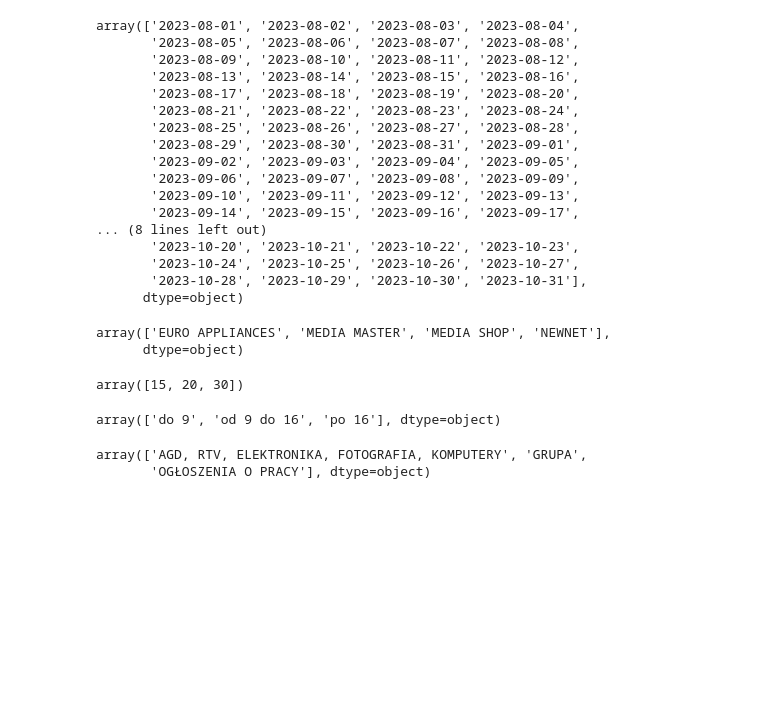
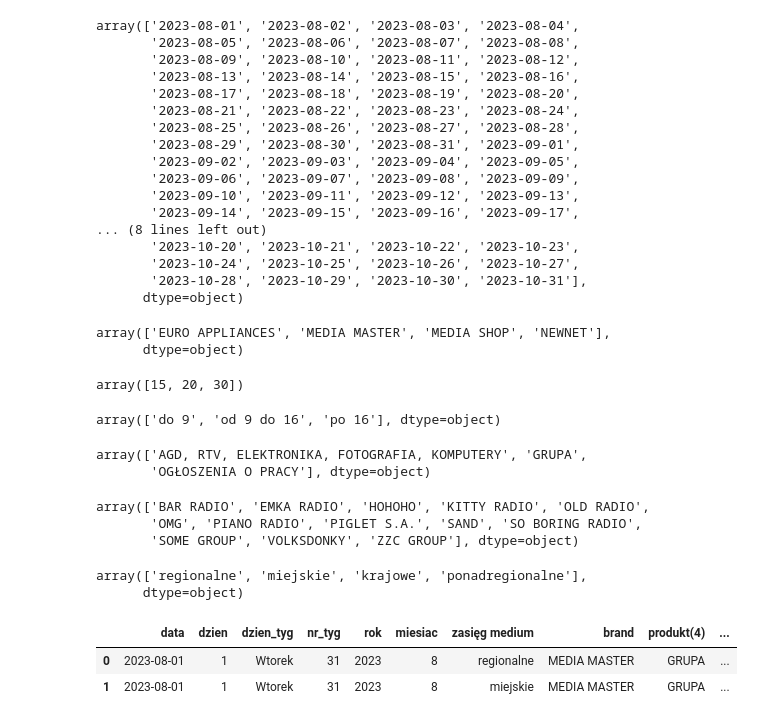
Before and after one commit to MrSz-84/cs50sql_fin, a Jupyter notebook: populate.ipynb, the cells around one changed output. Cells and saved outputs as stored; diff of their text form; code cells hidden in the pictures; blank space fills up the shorter version.

```diff
--- a/populate.ipynb
+++ b/populate.ipynb
@@ -237,3 +237,10 @@ for product in product_types:
 
 conn.commit()
 conn.close()
+# %%
+broadcasters = df['wydawca_nadawca'].sort_values().unique()
+broadcasters
+# %% [output]
+array(['BAR RADIO', 'EMKA RADIO', 'HOHOHO', 'KITTY RADIO', 'OLD RADIO',
+       'OMG', 'PIANO RADIO', 'PIGLET S.A.', 'SAND', 'SO BORING RADIO',
+       'SOME GROUP', 'VOLKSDONKY', 'ZZC GROUP'], dtype=object)
@@ -239,0 +268,6 @@ conn.close()
+# %%
+reaches = df['zasięg medium'].unique()
+reaches
+# %% [output]
+array(['regionalne', 'miejskie', 'krajowe', 'ponadregionalne'],
+      dtype=object)
@@ -239,0 +295,6 @@ conn.close()
+# %%
+df.head(2)
+# %% [output]
+|  | data | dzien | dzien_tyg | nr_tyg | rok | miesiac | zasięg medium | brand | produkt(4) | ... |
+| 0 | 2023-08-01 | 1 | Wtorek | 31 | 2023 | 8 | regionalne | MEDIA MASTER | GRUPA | ... |
+| 1 | 2023-08-01 | 1 | Wtorek | 31 | 2023 | 8 | miejskie | MEDIA MASTER | GRUPA | ... |
```
Also changed, not shown: parts of 8 cells of this notebook, 1 other file.
